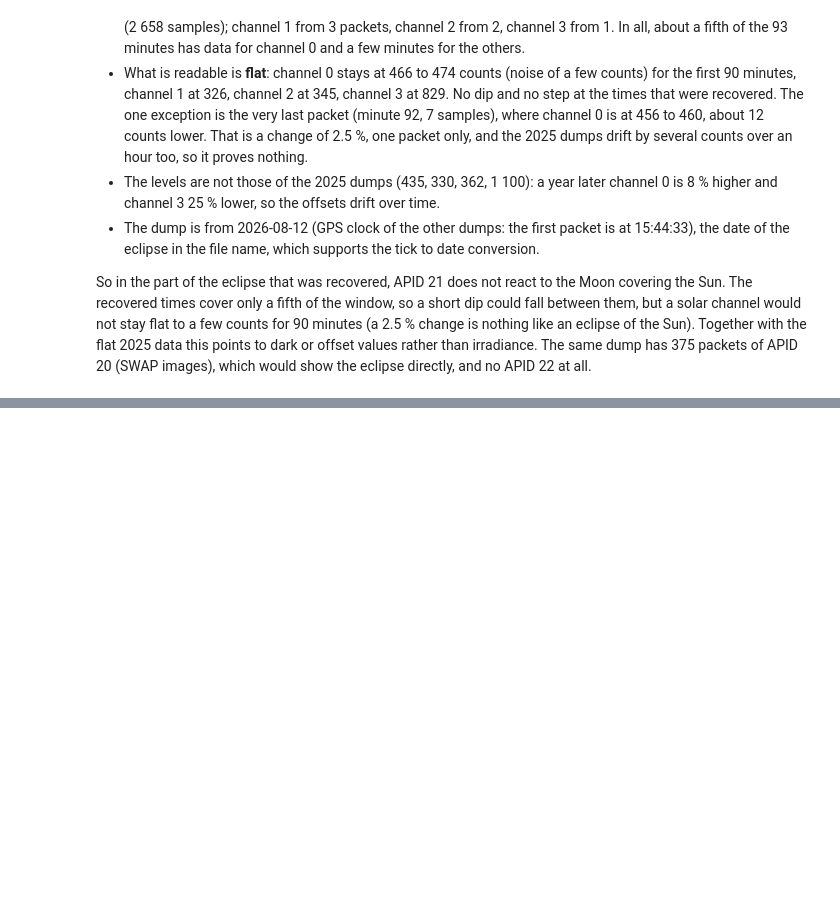
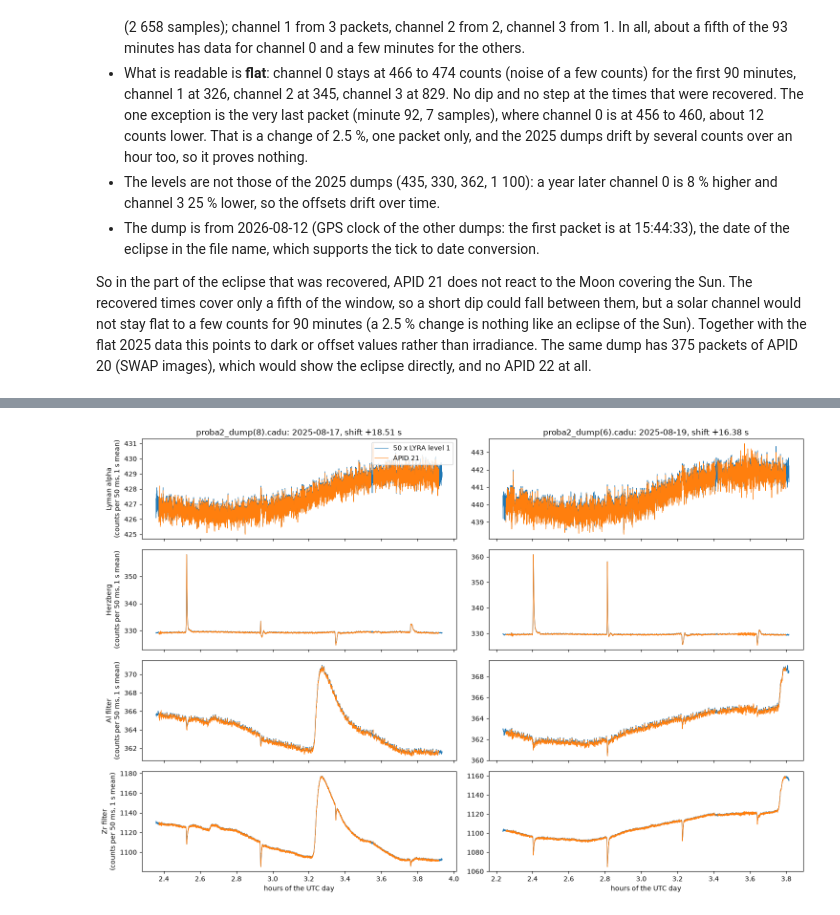
Before and after one commit to BUSH222/proba-2_gif_generator, a Jupyter notebook: APID_21.ipynb, the cells around one changed output, grey strips where cells are left out. Drawn from its saved outputs; the diff is of its cells as text; code cells hidden in the pictures; blank space fills up the shorter version.

```diff
--- a/APID_21.ipynb
+++ b/APID_21.ipynb
@@ -589,0 +1034,29 @@ would be in packets of other APIDs (see the 4 packets that are different, and AP
+# %%
+def per_second(seconds: np.ndarray, values: np.ndarray) -> tuple[np.ndarray, np.ndarray]:
+    """Mean of the values over each whole second."""
+    index = np.floor(seconds).astype(int)
+    index -= index.min()
+    totals, number = np.bincount(index, values), np.bincount(index)
+    kept = number > 0
+    return np.flatnonzero(kept) + np.floor(seconds.min()) + 0.5, totals[kept] / number[kept]
+
+
+fig, axes = plt.subplots(CHANNELS, 2, figsize=(15, 10), sharex="col")
+for column, dump in enumerate(["proba2_dump(8).cadu", "proba2_dump(6).cadu"]):
+    day, level1_s, level1_k, t, c, shift = results[dump]
+    window = (level1_s >= t[0] - shift - 60) & (level1_s <= t[-1] - shift + 60)
+    for channel in range(CHANNELS):
+        ax = axes[channel, column]
+        level1_mean = per_second(level1_s[window], COUNTS_PER_KHZ * level1_k[channel][window])
+        apid_mean = per_second(t - shift, c[channel])
+        ax.plot(level1_mean[0] / 3600, level1_mean[1], linewidth=0.8, label="50 x LYRA level 1")
+        ax.plot(apid_mean[0] / 3600, apid_mean[1], linewidth=0.8, label="APID 21")
+        if column == 0:
+            ax.set_ylabel(f"{channel_names[channel]}\n(counts per 50 ms, 1 s mean)")
+    axes[0, column].set_title(f"{dump}: {day:%Y-%m-%d}, shift {shift:+.2f} s")
+    axes[-1, column].set_xlabel("hours of the UTC day")
+axes[0, 0].legend(loc="upper right")
+fig.tight_layout()
+plt.show()
+# %% [output]
+[figure, added]
```
Also changed, not shown: parts of 26 cells of this notebook, 4 other files.
